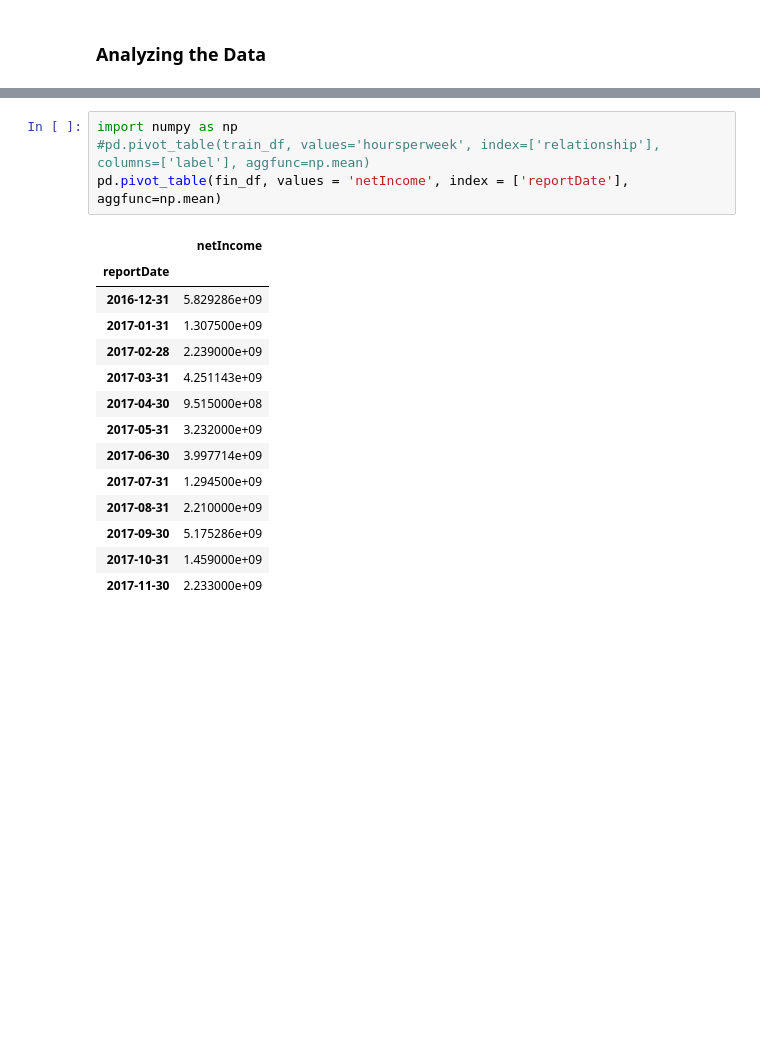
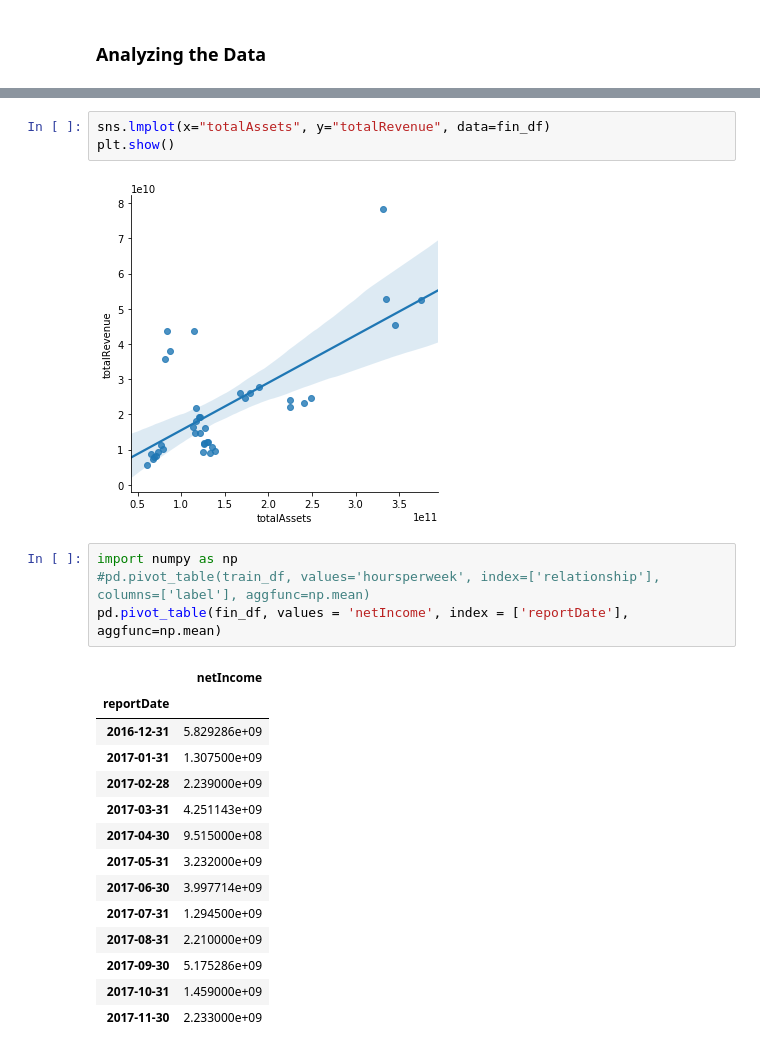
Before and after one commit to erikgregorywebb/machine-learning, a Jupyter notebook: Homework-1.ipynb, the cells around one changed output, grey strips where cells are left out. Saved outputs shown, nothing was run; the diff lists cells and outputs as text; blank space fills up the shorter version.

```diff
--- a/Homework-1.ipynb
+++ b/Homework-1.ipynb
@@ -282,3 +199,8 @@ fin_df.corr()
+# %%
+sns.lmplot(x="totalAssets", y="totalRevenue", data=fin_df)
+plt.show()
+# %% [output]
+[figure, added]
 # %%
 import numpy as np
 #pd.pivot_table(train_df, values='hoursperweek', index=['relationship'], columns=['label'], aggfunc=np.mean)
```
Also changed, not shown: parts of 37 cells of this notebook.
